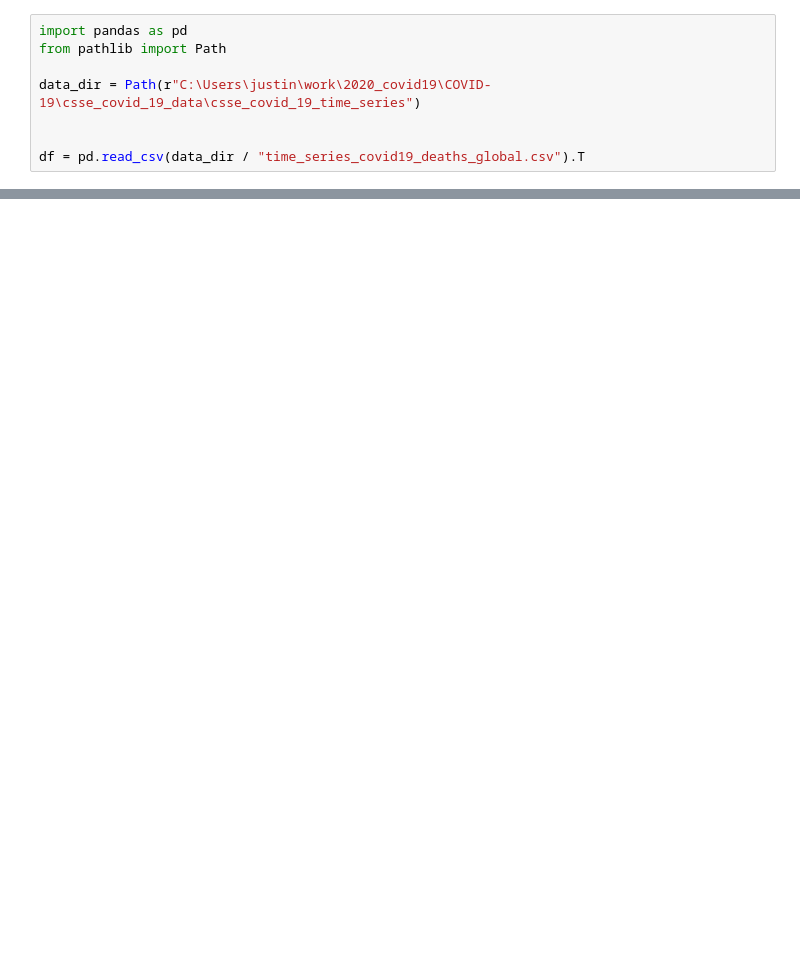
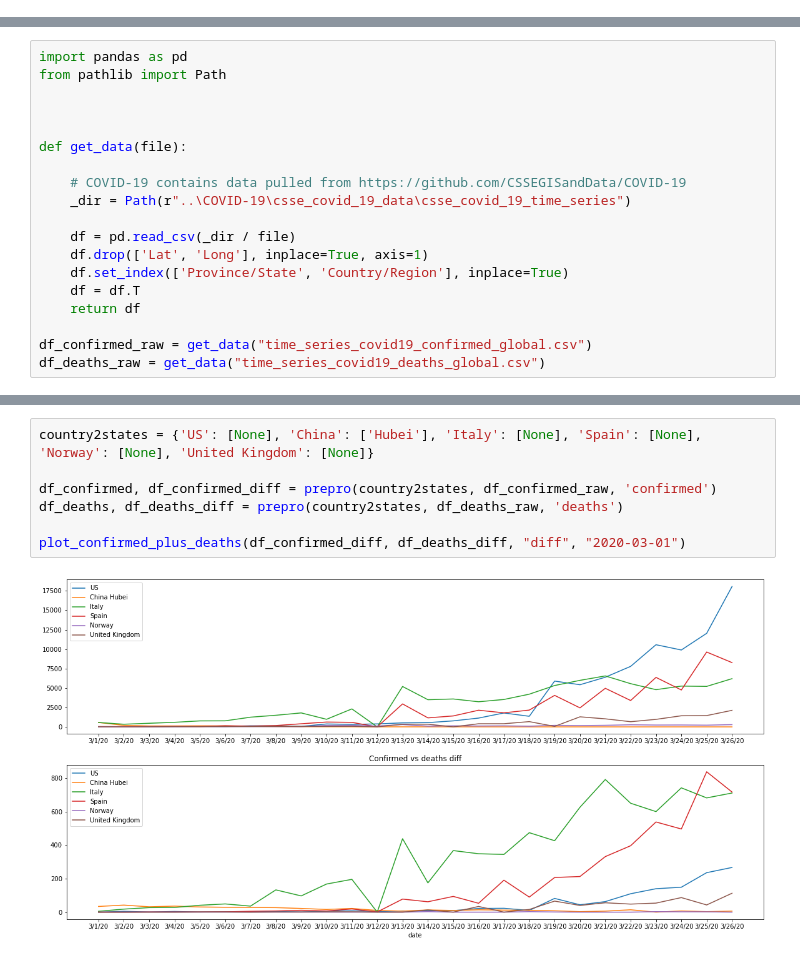
Before and after one commit to welshboi/covid19, a Jupyter notebook: covid19_eda.ipynb, the cells around one changed output, grey strips where cells are left out. Drawn from its saved outputs; the diff is of its cells as text; blank space fills up the shorter version.

```diff
--- a/covid19_eda.ipynb
+++ b/covid19_eda.ipynb
@@ -1,8 +0,0 @@
-# %%
-import pandas as pd
-from pathlib import Path
-
-data_dir = Path(r"C:\Users\justin\work\2020_covid19\COVID-19\csse_covid_19_data\csse_covid_19_time_series")
-
-
-df = pd.read_csv(data_dir / "time_series_covid19_deaths_global.csv").T
@@ -24,0 +3,19 @@ df
+# %%
+import pandas as pd
+from pathlib import Path
+
+
+
+def get_data(file):
+
+    # COVID-19 contains data pulled from https://github.com/CSSEGISandData/COVID-19
+    _dir = Path(r"..\COVID-19\csse_covid_19_data\csse_covid_19_time_series")
+
+    df = pd.read_csv(_dir / file)
+    df.drop(['Lat', 'Long'], inplace=True, axis=1)
+    df.set_index(['Province/State', 'Country/Region'], inplace=True)
+    df = df.T
+    return df
+
+df_confirmed_raw = get_data("time_series_covid19_confirmed_global.csv")
+df_deaths_raw = get_data("time_series_covid19_deaths_global.csv")
@@ -24,0 +76,9 @@ df
+# %%
+country2states = {'US': [None], 'China': ['Hubei'], 'Italy': [None], 'Spain': [None], 'Norway': [None], 'United Kingdom': [None]}
+
+df_confirmed, df_confirmed_diff = prepro(country2states, df_confirmed_raw, 'confirmed')
+df_deaths, df_deaths_diff = prepro(country2states, df_deaths_raw, 'deaths')
+
+plot_confirmed_plus_deaths(df_confirmed_diff, df_deaths_diff, "diff", "2020-03-01")
+# %% [output]
+[figure, added]
```
Also changed, not shown: parts of 4 cells of this notebook.
